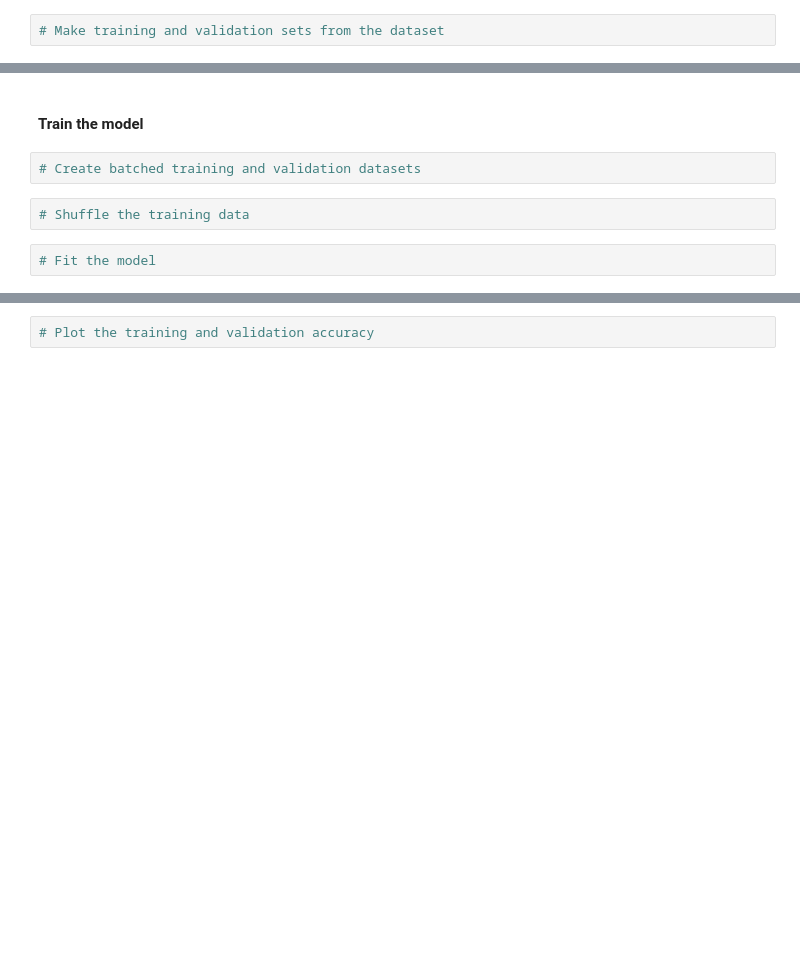
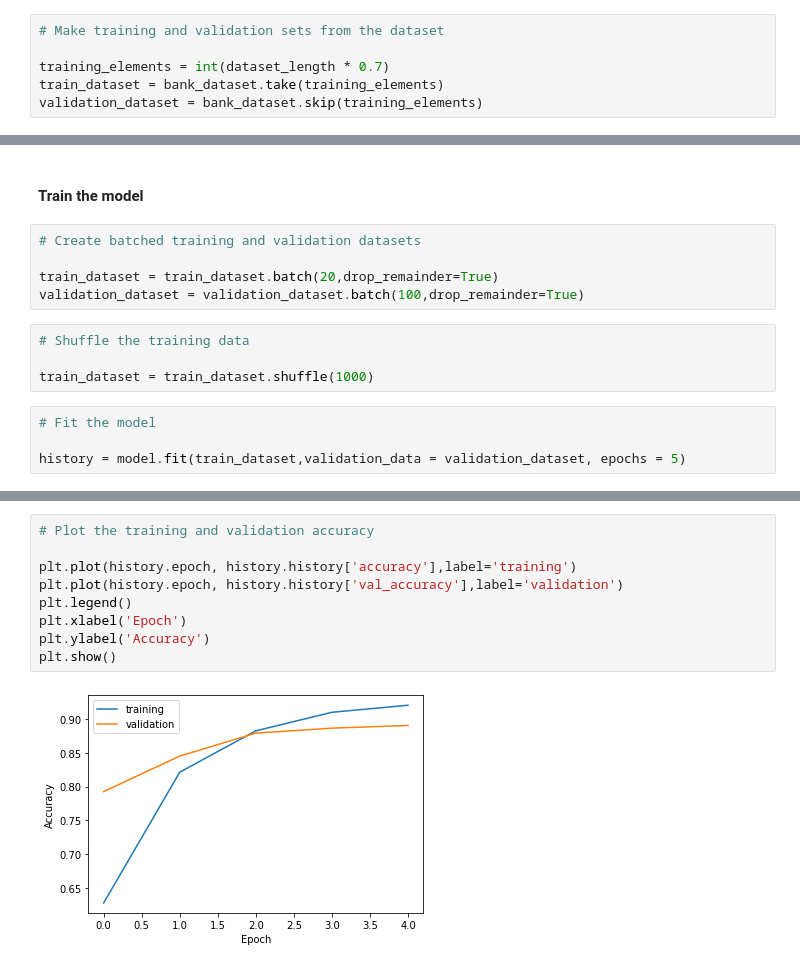
Before and after one commit to metehangelgi/Customising-models-with-TensorFlow-2, a Jupyter notebook: week2_customizing.ipynb, the cells around one changed output, grey strips where cells are left out. Cells and saved outputs as stored; diff of their text form; blank space fills up the shorter version.

```diff
--- a/week2_customizing.ipynb
+++ b/week2_customizing.ipynb
@@ -1020,5 +1205,9 @@ print(dataset_length)
 # %%
 # Make training and validation sets from the dataset
+
+training_elements = int(dataset_length * 0.7)
+train_dataset = bank_dataset.take(training_elements)
+validation_dataset = bank_dataset.skip(training_elements)
 # %% [markdown]
 #### Build a classification model
 
@@ -1050,7 +1257,14 @@ model.summary()
 #### Train the model
 # %%
 # Create batched training and validation datasets
+
+train_dataset = train_dataset.batch(20,drop_remainder=True)
+validation_dataset = validation_dataset.batch(100,drop_remainder=True)
 # %%
 # Shuffle the training data
+
+train_dataset = train_dataset.shuffle(1000)
 # %%
 # Fit the model
+
+history = model.fit(train_dataset,validation_data = validation_dataset, epochs = 5)
@@ -1057,2 +1282,11 @@ model.summary()
-# %%
-# Plot the training and validation accuracy
+# %%
+# Plot the training and validation accuracy
+
+plt.plot(history.epoch, history.history['accuracy'],label='training')
+plt.plot(history.epoch, history.history['val_accuracy'],label='validation')
+plt.legend()
+plt.xlabel('Epoch')
+plt.ylabel('Accuracy')
+plt.show()
+# %% [output]
+[figure, added]
```
Also changed, not shown: parts of 46 cells of this notebook.
